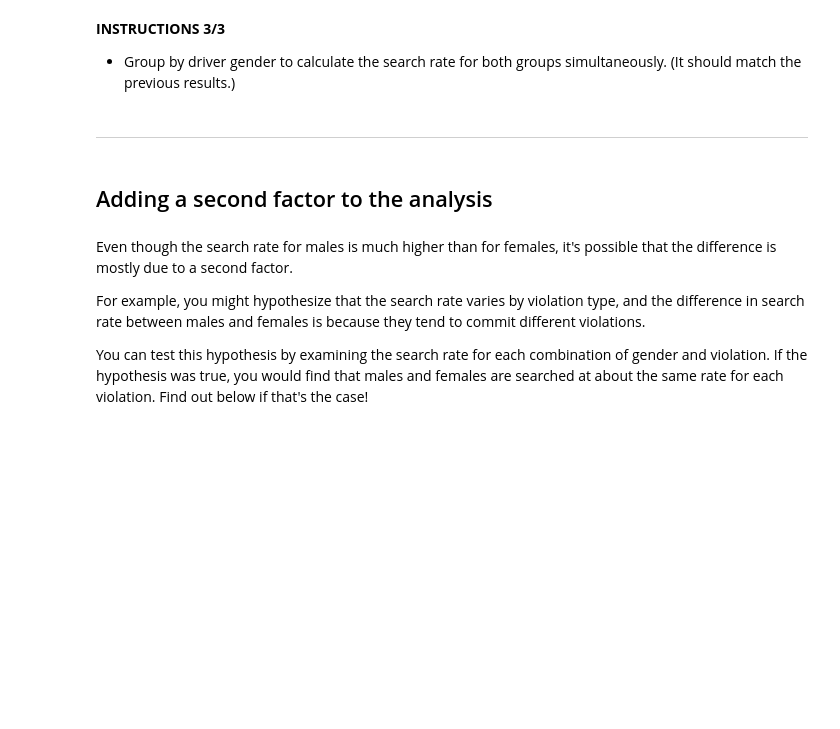
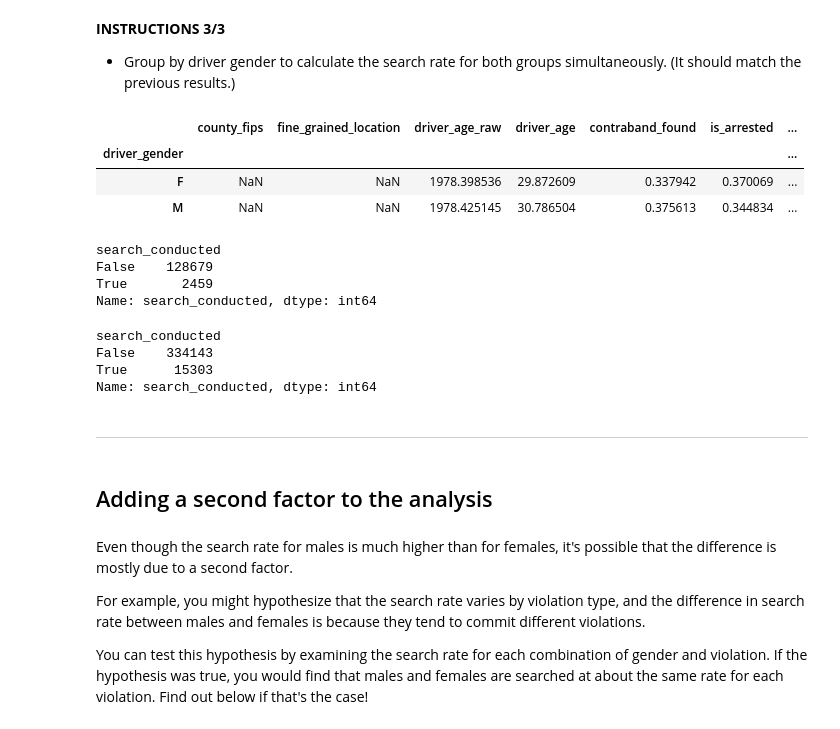
Before and after one commit to Ertugrul-Kurubal/Data-Analysis-With-Python-Projects, a Jupyter notebook: 02-Exploring The Relationship Between Gender And Policing (Student).ipynb, the cells around one changed output. Drawn from its saved outputs; the diff is of its cells as text; code cells hidden in the pictures; blank space fills up the shorter version.

Commit message:
Comparing search rates by gender

```diff
--- a/02-Exploring The Relationship Between Gender And Policing (Student).ipynb
+++ b/02-Exploring The Relationship Between Gender And Policing (Student).ipynb
@@ -380,6 +406,27 @@ First, you'll filter the ``DataFrame`` by gender and calculate the search rate f
 **INSTRUCTIONS 3/3**
 
 *   Group by driver gender to calculate the search rate for both groups simultaneously. (It should match the previous results.)
+# %%
+df[df["search_conducted"]==True].groupby("driver_gender").mean()
+# %% [output]
+|  | county_fips | fine_grained_location | driver_age_raw | driver_age | contraband_found | is_arrested | ... |
+| driver_gender |  |  |  |  |  |  | ... |
+| F | NaN | NaN | 1978.398536 | 29.872609 | 0.337942 | 0.370069 | ... |
+| M | NaN | NaN | 1978.425145 | 30.786504 | 0.375613 | 0.344834 | ... |
+# %%
+df_f.groupby("search_conducted")["search_conducted"].count()
+# %% [output]
+search_conducted
+False    128679
+True       2459
+Name: search_conducted, dtype: int64
+# %%
+df_m.groupby("search_conducted")["search_conducted"].count()
+# %% [output]
+search_conducted
+False    334143
+True      15303
+Name: search_conducted, dtype: int64
 # %% [markdown]
 ***
 # %% [markdown]
```
Also changed, not shown: parts of 2 cells of this notebook.
